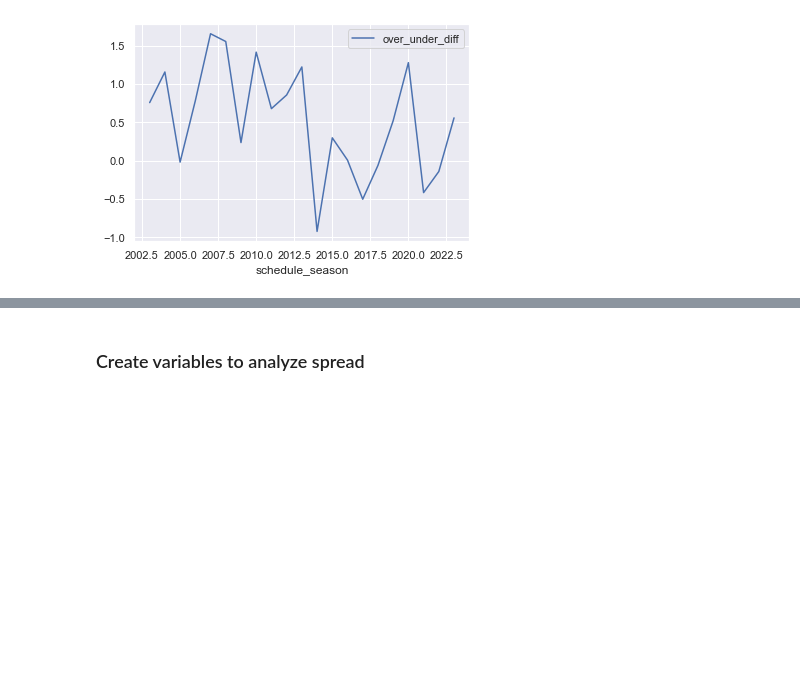
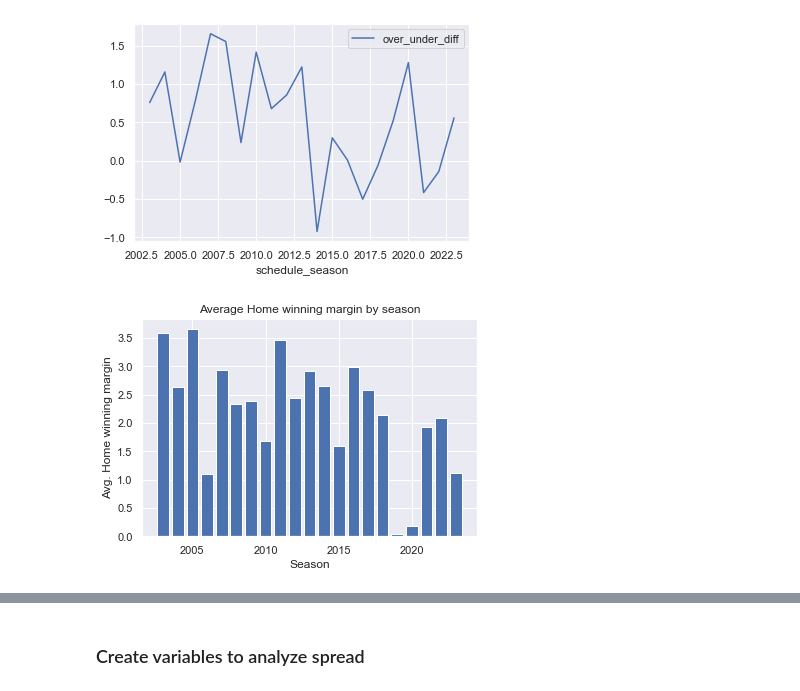
Before and after one commit to tsully54/NFLspreads, a Jupyter notebook: Notebook1.ipynb, the cells around one changed output, grey strips where cells are left out. Cells and saved outputs as stored; diff of their text form; code cells hidden in the pictures; blank space fills up the shorter version.

```diff
--- a/Notebook1.ipynb
+++ b/Notebook1.ipynb
@@ -229,3 +238,12 @@ ou_diff_season.plot(y = ['over_under_diff'], use_index=True)
 plt.show()
 # %% [output]
 [figure]
+# %%
+score_diff_season = pd.DataFrame(games.groupby('schedule_season')['score_diff'].mean())
+plt.bar(score_diff_season.index, score_diff_season['score_diff'])
+plt.xlabel("Season")
+plt.ylabel("Avg. Home winning margin")
+plt.title("Average Home winning margin by season")
+plt.show()
+# %% [output]
+[figure, added]
```
Also changed, not shown: parts of 15 cells of this notebook, 1 other file.
